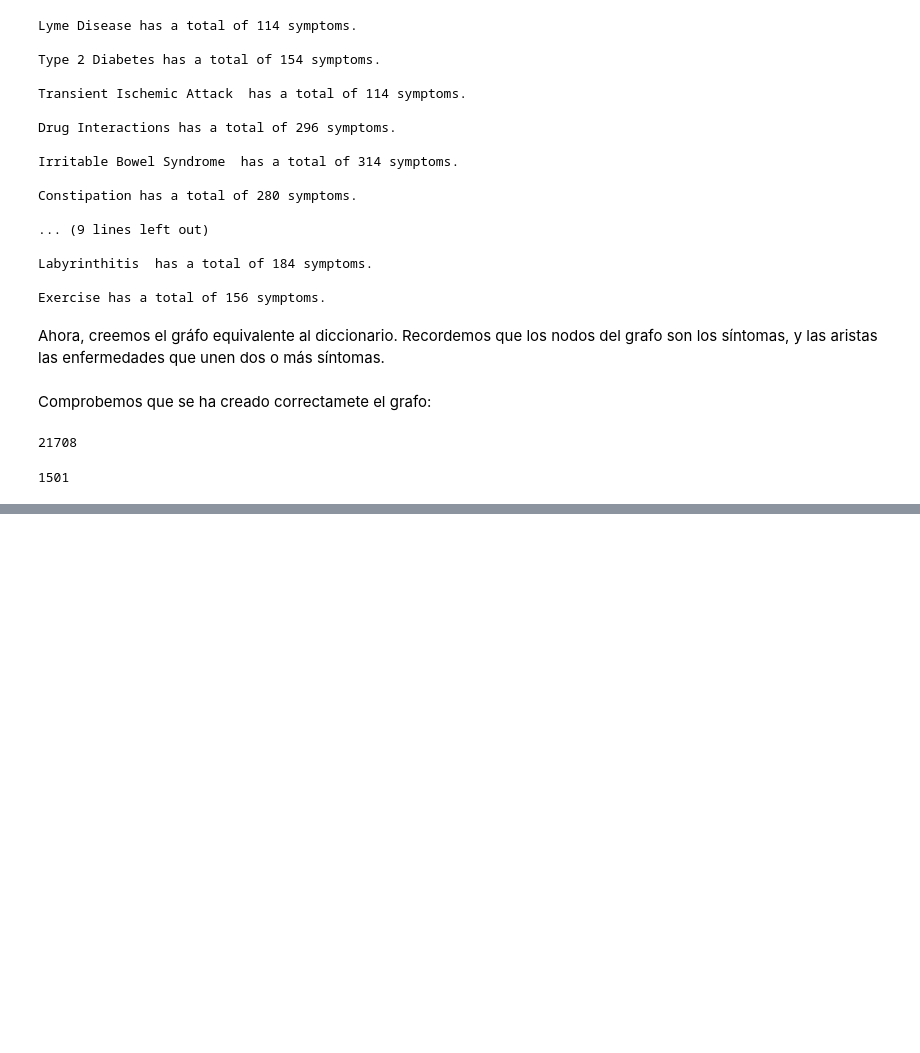
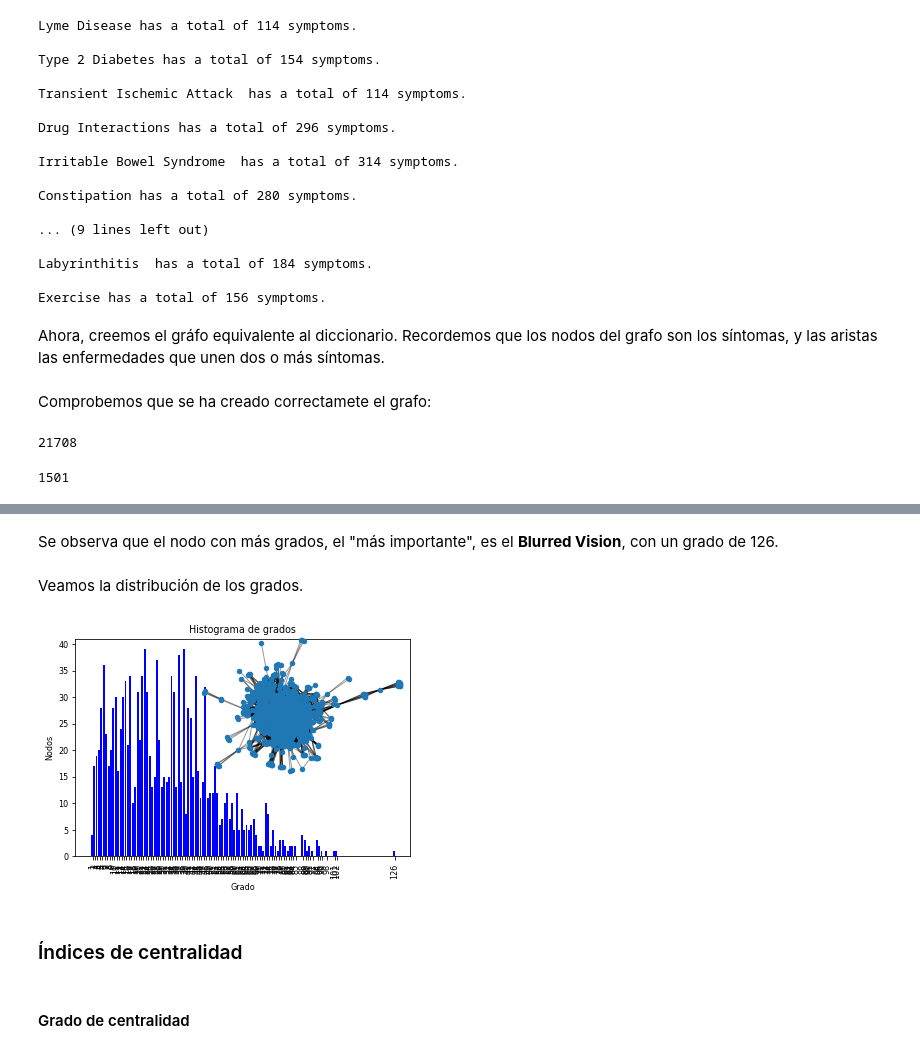
Before and after one commit to magheata/xc_practica1, a Jupyter notebook: diseases_a.ipynb, the cells around one changed output, grey strips where cells are left out. Cells and saved outputs as stored; diff of their text form; code cells hidden in the pictures; blank space fills up the shorter version.

```diff
--- a/diseases_a.ipynb
+++ b/diseases_a.ipynb
@@ -463,0 +262,39 @@ for (i, community) in enumerate(communities):
+# %% [markdown]
+Se observa que el nodo con más grados, el "más importante", es el <b>Blurred Vision</b>, con un grado de 126.
+# %% [markdown]
+Veamos la distribución de los grados.
+# %%
+import collections
+import matplotlib.pyplot as plt
+
+plt.rcParams.update({'font.size': 8})
+
+degree_sequence = sorted([d for n, d in G.degree()], reverse=True)  # degree sequence
+degreeCount = collections.Counter(degree_sequence)
+deg, cnt = zip(*degreeCount.items())
+
+fig, ax = plt.subplots()
+plt.bar(deg, cnt, width=0.80, color="b")
+
+plt.title("Histograma de grados")
+plt.ylabel("Nodos")
+plt.xlabel("Grado")
+ax.set_xticks([d + 0.4 for d in deg])
+ax.set_xticklabels(deg)
+
+# draw graph in inset
+plt.axes([0.4, 0.4, 0.5, 0.5])
+Gcc = G.subgraph(sorted(nx.connected_components(G), key=len, reverse=True)[0])
+pos = nx.spring_layout(G)
+plt.axis("off")
+nx.draw_networkx_nodes(G, pos, node_size=20)
+nx.draw_networkx_edges(G, pos, alpha=0.4)
+for tick in ax.get_xticklabels():
+    tick.set_rotation(90)
+plt.show()
+# %% [output]
+[figure, added]
+# %% [markdown]
+### Índices de centralidad
+# %% [markdown]
+#### Grado de centralidad
```
Also changed, not shown: parts of 198 cells of this notebook, 25 other files.
